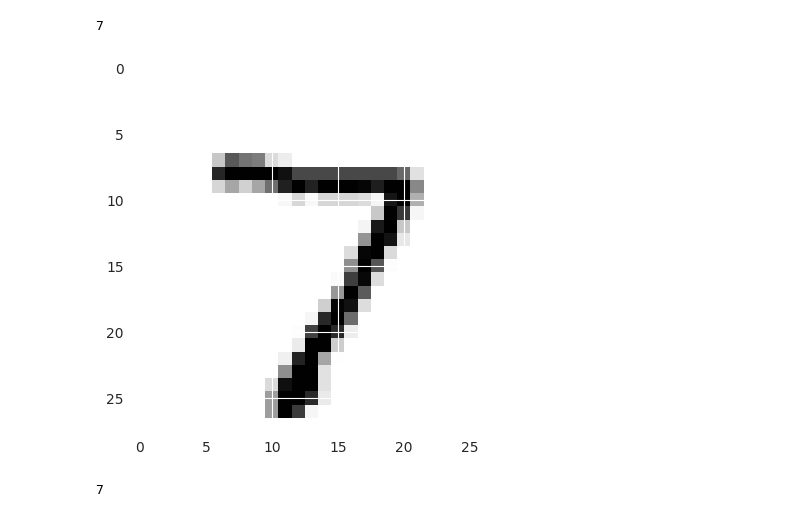
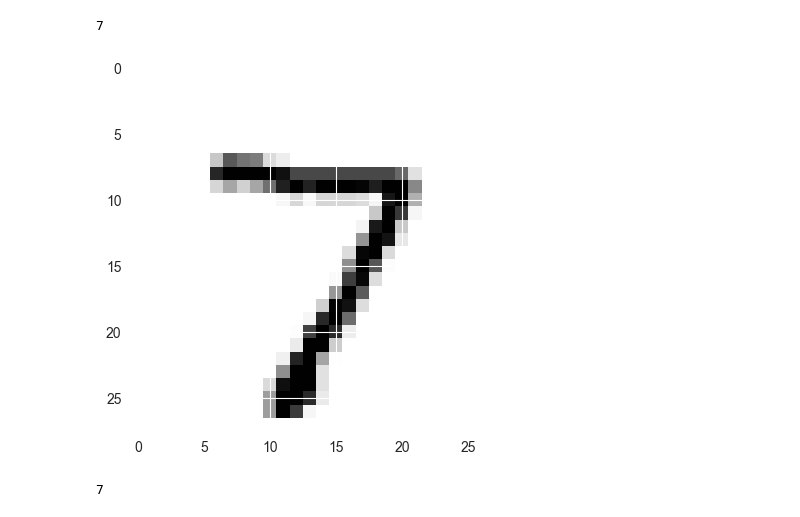
Before and after one commit to LUMC/EfDS, a Jupyter notebook: 13_ml/keras.ipynb, the cells around one changed output. Cells and saved outputs as stored; diff of their text form; code cells hidden in the pictures.

```diff
--- a/13_ml/keras.ipynb
+++ b/13_ml/keras.ipynb
@@ -296,9 +297,9 @@ np.argmax(prediction[0]) # highest probability is the prediction
 # %% [output]
 7
 # %%
-plt.imshow(x_test[0].reshape(28,28),cmap='Greys'); # image that was classified
+plt.imshow(x_test[0],cmap='Greys'); # image that was classified
 # %% [output]
-[figure, old version]
+[figure, new version]
 # %%
 y_test[0] # label of the image
 # %% [output]
```
Also changed, not shown: parts of 19 cells of this notebook.
